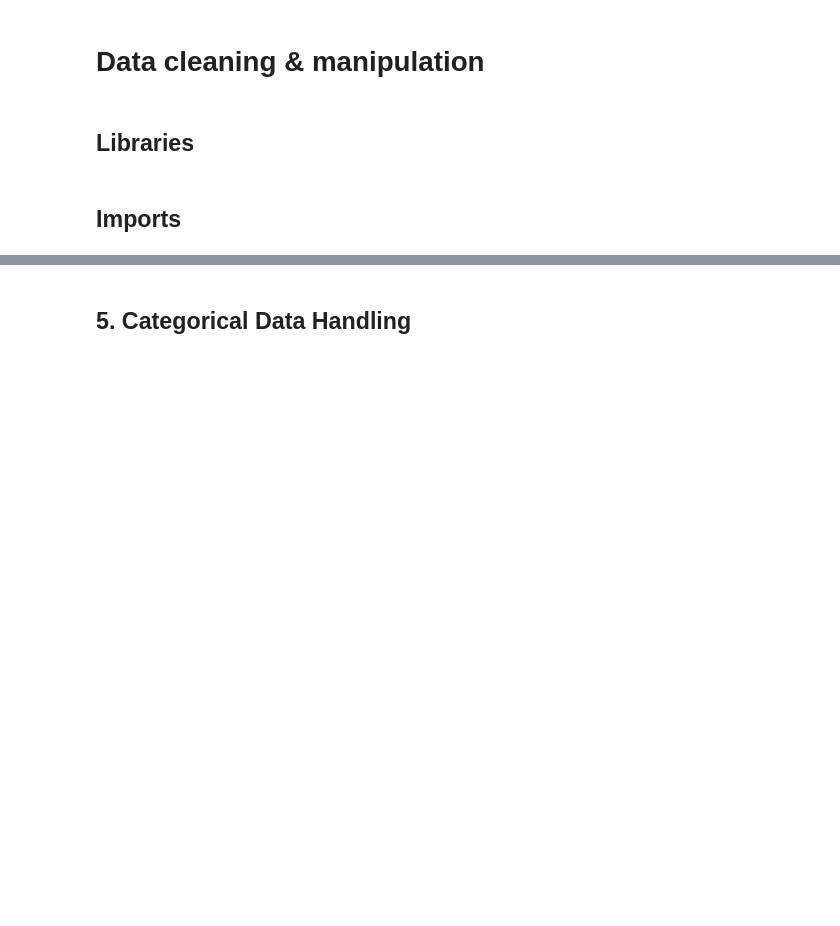
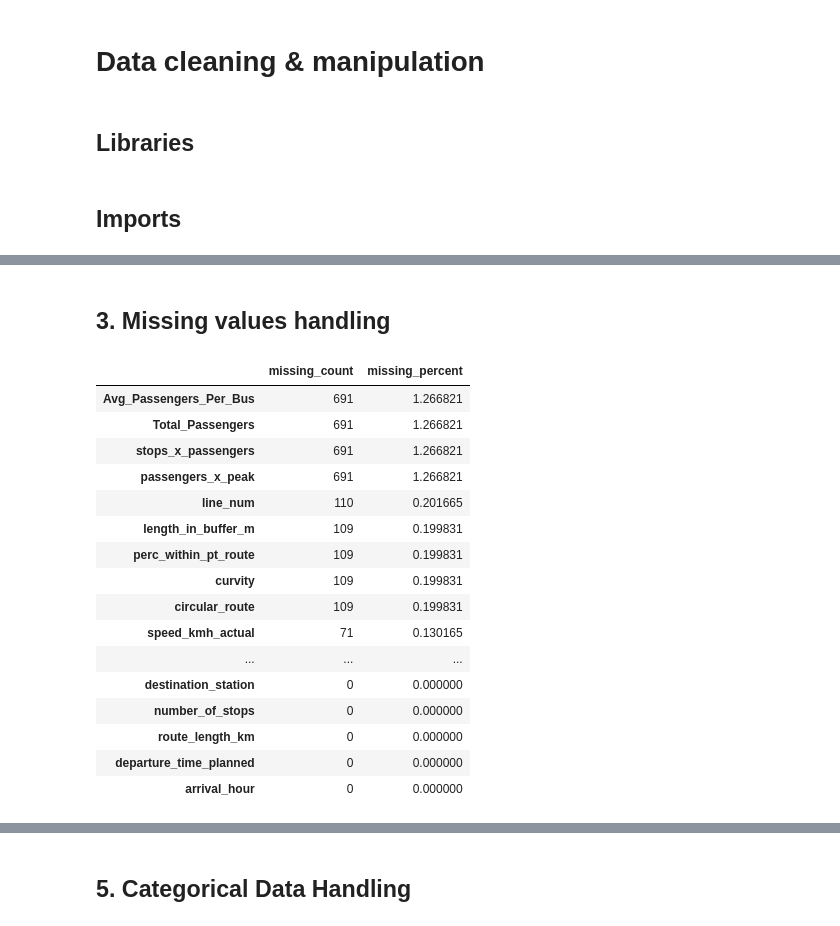
Before and after one commit to ofer-geo/public_transport_ML, a Jupyter notebook: notebooks/Data cleaning & manipulation.ipynb, the cells around one changed output, grey strips where cells are left out. Drawn from its saved outputs; the diff is of its cells as text; code cells hidden in the pictures; blank space fills up the shorter version.

```diff
--- a/notebooks/Data cleaning & manipulation.ipynb
+++ b/notebooks/Data cleaning & manipulation.ipynb
@@ -447,0 +150,5 @@ dtype: object
+# %%
+# Run
+train_df = fix_data_types(train_df)
+val_df   = fix_data_types(val_df)
+test_df  = fix_data_types(test_df)
@@ -447,0 +166,29 @@ dtype: object
+# %% [markdown]
+## 3. Missing values handling
+# %%
+missing_summary = pd.DataFrame({
+    'missing_count': train_df.isnull().sum(),
+    'missing_percent': train_df.isnull().mean() * 100
+})
+
+missing_summary = missing_summary.sort_values(by='missing_percent', ascending=False)
+
+missing_summary
+# %% [output]
+|  | missing_count | missing_percent |
+| Avg_Passengers_Per_Bus | 691 | 1.266821 |
+| Total_Passengers | 691 | 1.266821 |
+| stops_x_passengers | 691 | 1.266821 |
+| passengers_x_peak | 691 | 1.266821 |
+| line_num | 110 | 0.201665 |
+| length_in_buffer_m | 109 | 0.199831 |
+| perc_within_pt_route | 109 | 0.199831 |
+| curvity | 109 | 0.199831 |
+| circular_route | 109 | 0.199831 |
+| speed_kmh_actual | 71 | 0.130165 |
+| ... | ... | ... |
+| destination_station | 0 | 0.000000 |
+| number_of_stops | 0 | 0.000000 |
+| route_length_km | 0 | 0.000000 |
+| departure_time_planned | 0 | 0.000000 |
+| arrival_hour | 0 | 0.000000 |
```
Also changed, not shown: parts of 75 cells of this notebook, 3 other files.
